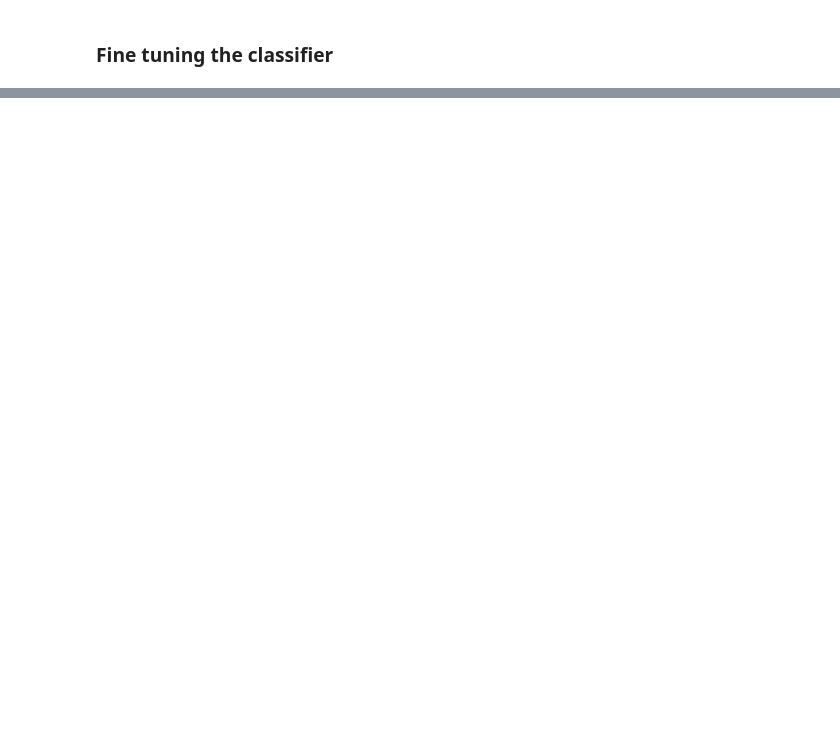
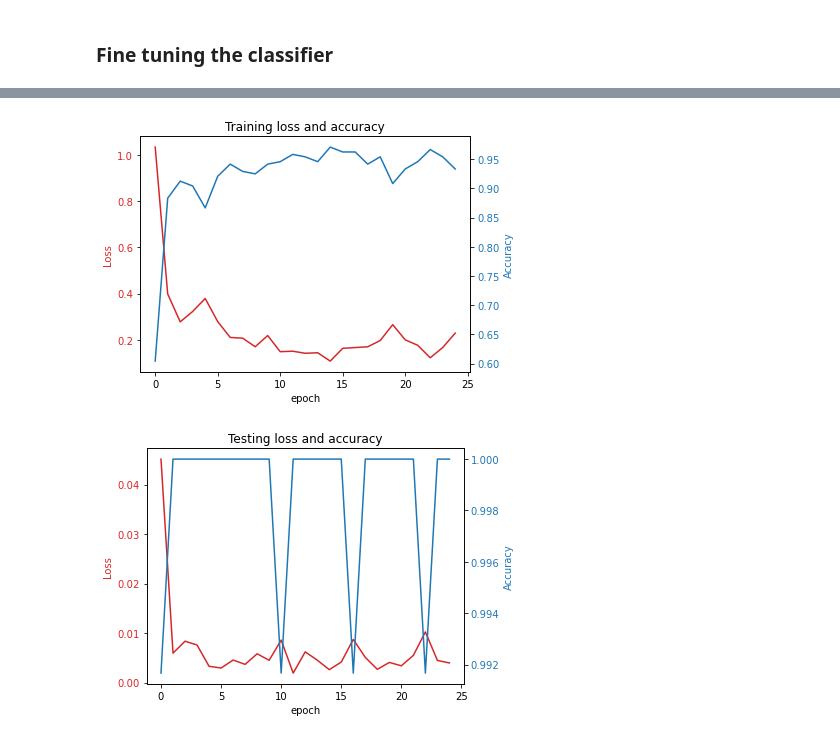
Before and after one commit to sangeeta-yadav-iisc/Advanced-Image-Processing, a Jupyter notebook: assignment1/ques2/ques2.ipynb, the cells around one changed output, grey strips where cells are left out. Cells and saved outputs as stored; diff of their text form; code cells hidden in the pictures; blank space fills up the shorter version.

```diff
--- a/assignment1/ques2/ques2.ipynb
+++ b/assignment1/ques2/ques2.ipynb
@@ -214,7 +274,8 @@ optimizer_ft = optim.SGD(model_ft.parameters(), lr=0.001, momentum=0.9)
 # Decay LR by a factor of 0.1 every 7 epochs
 exp_lr_scheduler = lr_scheduler.StepLR(optimizer_ft, step_size=7, gamma=0.1)
 # %%
-model_ft = train_model(model_ft, criterion, optimizer_ft, exp_lr_scheduler, num_epochs=25)
+train_losses, test_losses, train_acc, test_acc = [],[],[],[]
+model_ft = train_model(model_ft, criterion, optimizer_ft, exp_lr_scheduler, num_epochs=25,fig_title='finetune')
 # %% [output]
 Epoch 0/24
 ----------
@@ -236,2 +297,4 @@ Epoch 19/24
+[figure, added]
+[figure, added]
 # %%
 visualize_model(model_ft)
```
Also changed, not shown: parts of 8 cells of this notebook.
